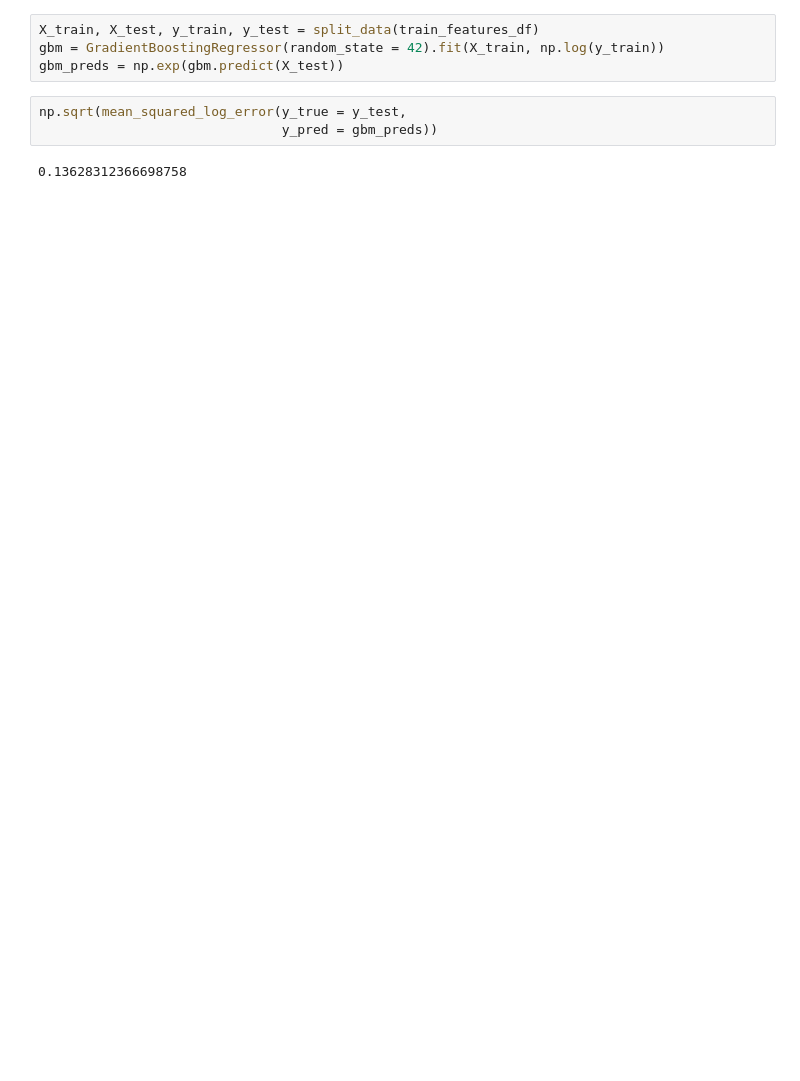
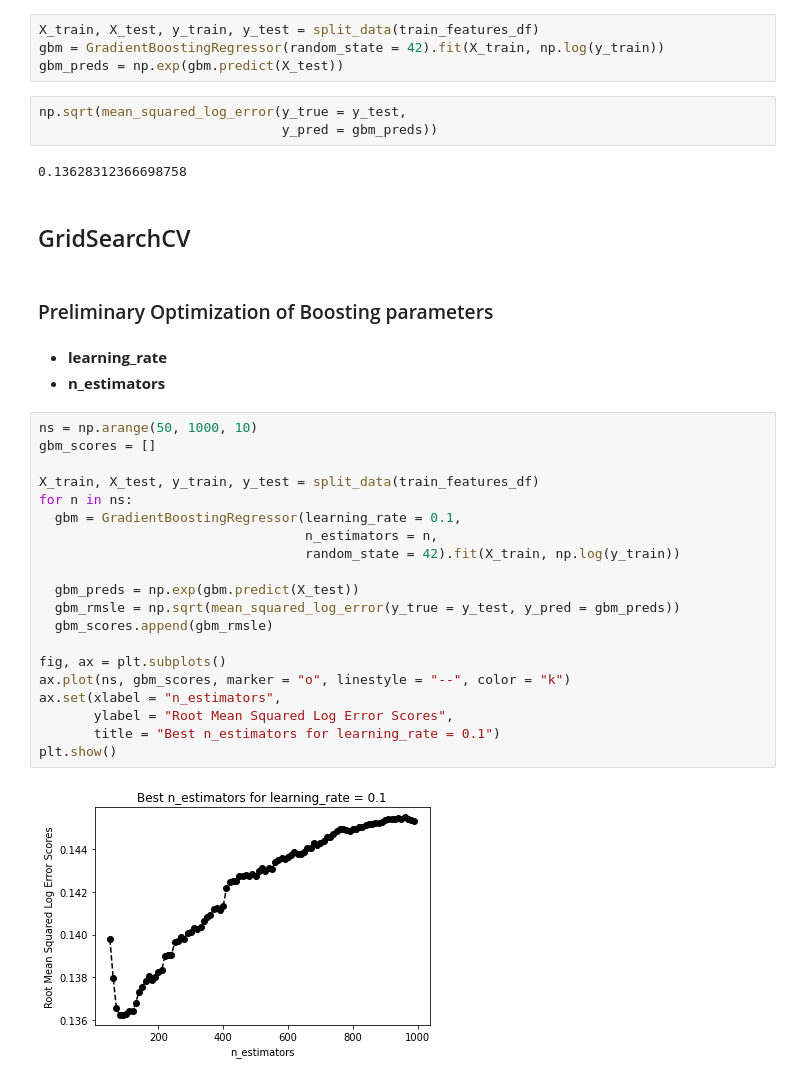
Before and after one commit to yashveersinghsohi/Competitions, a Jupyter notebook: House Prices/Submissions/Sub 4 - Boosting and Stacking/Sub_4_Boosting.ipynb, the cells around one changed output. Cells and saved outputs as stored; diff of their text form; blank space fills up the shorter version.

Commit message:
Optimizing GBM Regressor

```diff
--- a/House Prices/Submissions/Sub 4 - Boosting and Stacking/Sub_4_Boosting.ipynb
+++ b/House Prices/Submissions/Sub 4 - Boosting and Stacking/Sub_4_Boosting.ipynb
@@ -125,3 +135,32 @@ np.sqrt(mean_squared_log_error(y_true = y_test,
                                y_pred = gbm_preds))
 # %% [output]
 0.13628312366698758
+# %% [markdown]
+## GridSearchCV
+# %% [markdown]
+### Preliminary Optimization of Boosting parameters
+# %% [markdown]
+- **learning_rate**
+- **n_estimators**
+# %%
+ns = np.arange(50, 1000, 10)
+gbm_scores = []
+
+X_train, X_test, y_train, y_test = split_data(train_features_df)
+for n in ns:
+  gbm = GradientBoostingRegressor(learning_rate = 0.1,
+                                  n_estimators = n,
+                                  random_state = 42).fit(X_train, np.log(y_train))
+
+  gbm_preds = np.exp(gbm.predict(X_test))
+  gbm_rmsle = np.sqrt(mean_squared_log_error(y_true = y_test, y_pred = gbm_preds))
+  gbm_scores.append(gbm_rmsle)
+
+fig, ax = plt.subplots()
+ax.plot(ns, gbm_scores, marker = "o", linestyle = "--", color = "k")
+ax.set(xlabel = "n_estimators",
+       ylabel = "Root Mean Squared Log Error Scores",
+       title = "Best n_estimators for learning_rate = 0.1")
+plt.show()
+# %% [output]
+[figure, added]
```
Also changed, not shown: parts of 6 cells of this notebook.
